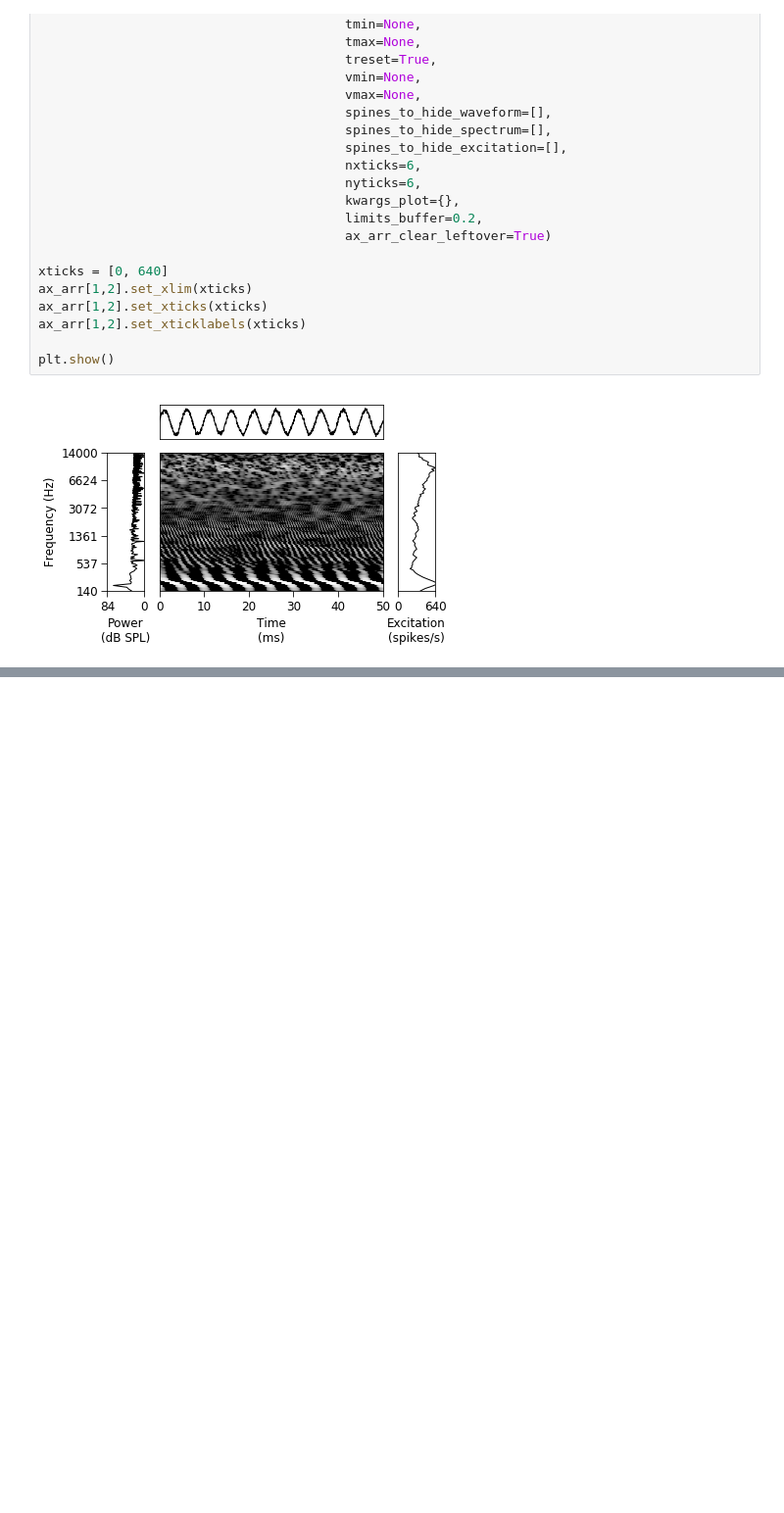
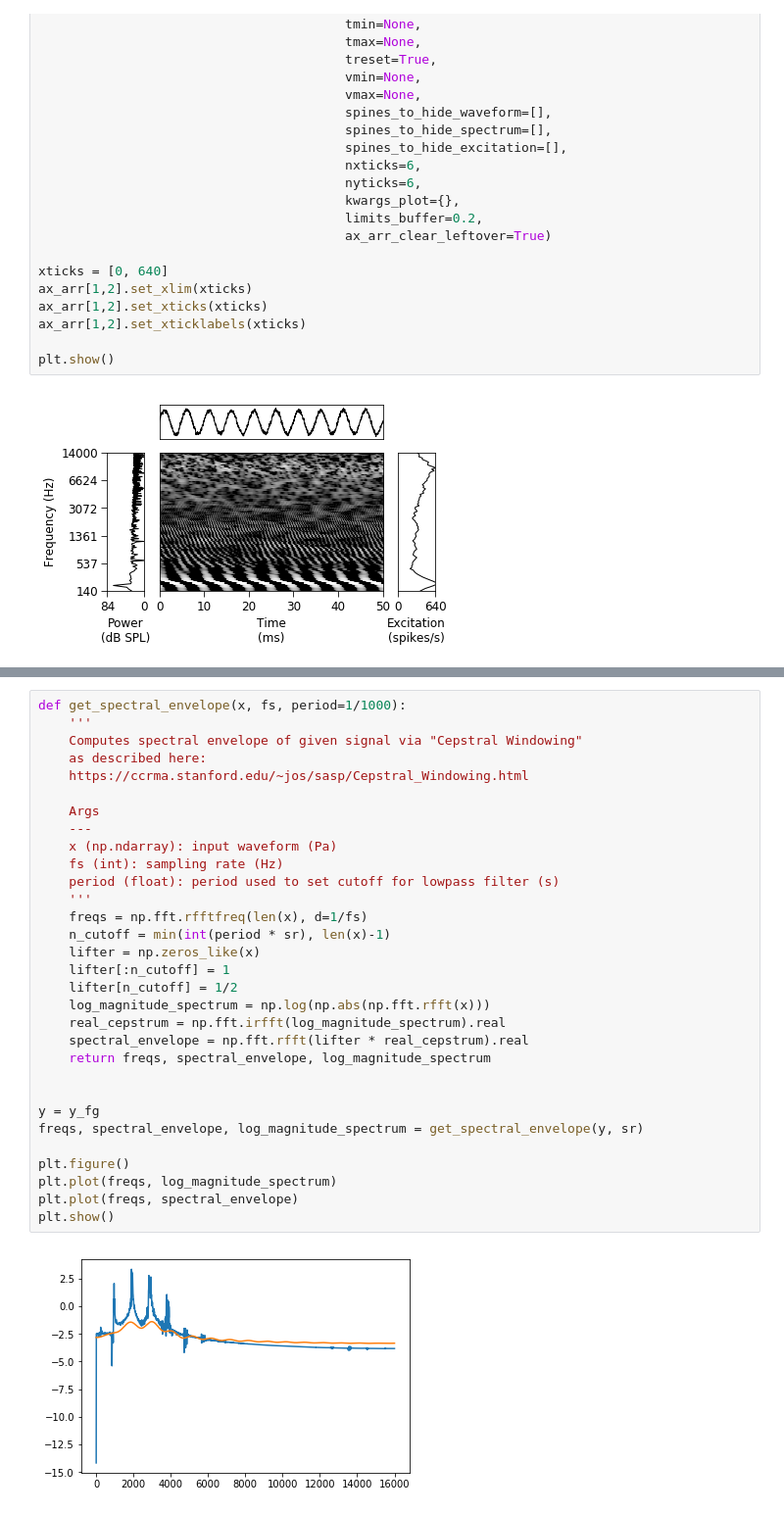
Before and after one commit to msaddler/pitchnet, a Jupyter notebook: assets_datasets/notebook_scratch_datasets.ipynb, the cells around one changed output, grey strips where cells are left out. Shown at 98% size. Cells and saved outputs as stored; diff of their text form; blank space fills up the shorter version.

```diff
--- a/assets_datasets/notebook_scratch_datasets.ipynb
+++ b/assets_datasets/notebook_scratch_datasets.ipynb
@@ -2448,0 +2487,33 @@ x_unique, x_counts = np.unique(x, return_counts=True)
+# %%
+def get_spectral_envelope(x, fs, period=1/1000):
+    '''
+    Computes spectral envelope of given signal via "Cepstral Windowing"
+    as described here:
+    https://ccrma.stanford.edu/~jos/sasp/Cepstral_Windowing.html
+
+    Args
+    ---
+    x (np.ndarray): input waveform (Pa)
+    fs (int): sampling rate (Hz)
+    period (float): period used to set cutoff for lowpass filter (s)
+    '''
+    freqs = np.fft.rfftfreq(len(x), d=1/fs)
+    n_cutoff = min(int(period * sr), len(x)-1)
+    lifter = np.zeros_like(x)
+    lifter[:n_cutoff] = 1
+    lifter[n_cutoff] = 1/2
+    log_magnitude_spectrum = np.log(np.abs(np.fft.rfft(x)))
+    real_cepstrum = np.fft.irfft(log_magnitude_spectrum).real
+    spectral_envelope = np.fft.rfft(lifter * real_cepstrum).real
+    return freqs, spectral_envelope, log_magnitude_spectrum
+
+
+y = y_fg
+freqs, spectral_envelope, log_magnitude_spectrum = get_spectral_envelope(y, sr)
+
+plt.figure()
+plt.plot(freqs, log_magnitude_spectrum)
+plt.plot(freqs, spectral_envelope)
+plt.show()
+# %% [output]
+[figure, added]
```
Also changed, not shown: parts of 4 cells of this notebook.
